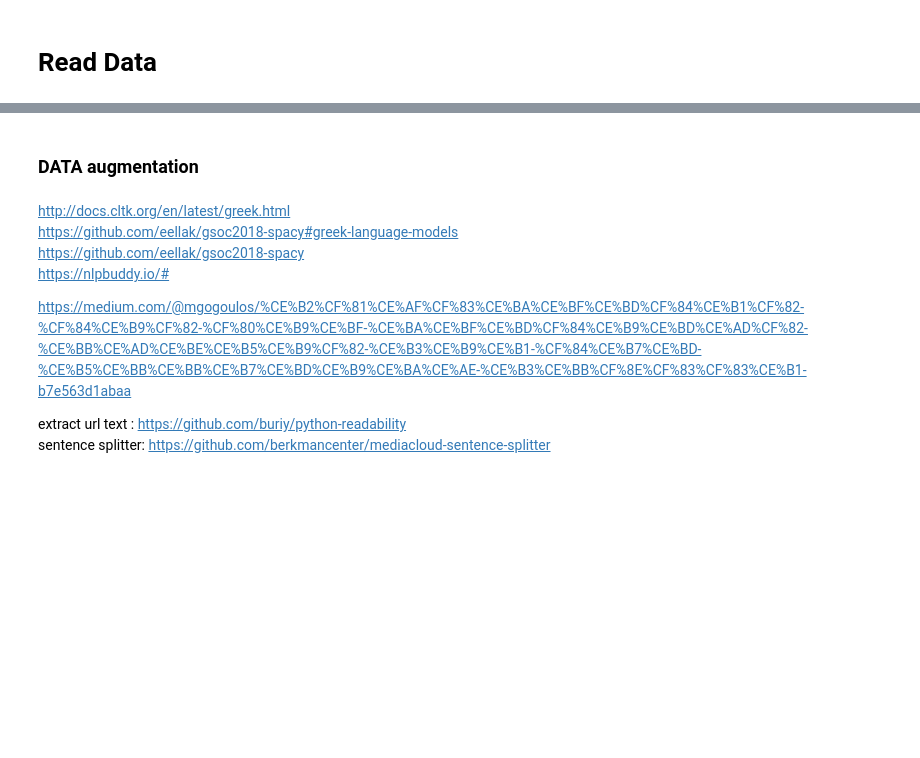
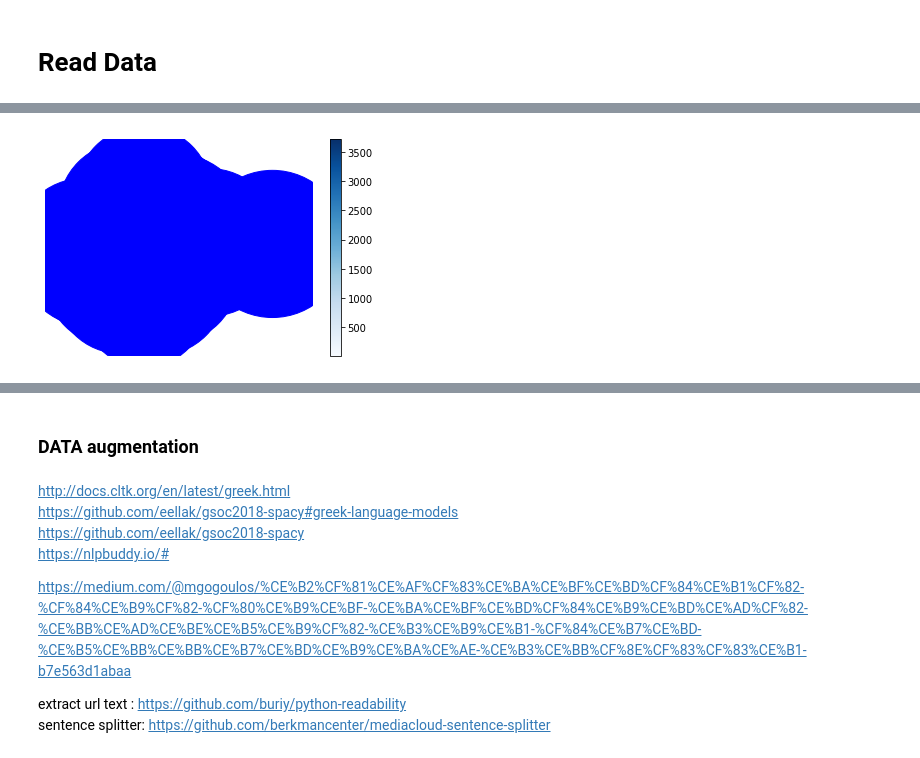
Before and after one commit to GeorgiaSarri/DS_Challenge, a Jupyter notebook: Project.ipynb, the cells around one changed output, grey strips where cells are left out. Drawn from its saved outputs; the diff is of its cells as text; code cells hidden in the pictures; blank space fills up the shorter version.

```diff
--- a/Project.ipynb
+++ b/Project.ipynb
@@ -153,0 +242,31 @@ X_test shape: (200, 7462)
+# %%
+from __future__ import division
+import matplotlib as mpl
+import matplotlib.pyplot as plt
+import networkx as nx
+
+#G = nx.generators.directed.random_k_out_graph(10, 3, 0.5)
+pos = nx.layout.spring_layout(G)
+
+node_sizes = [3 + 10 * i for i in range(len(G))]
+M = G.number_of_edges()
+edge_colors = range(2, M + 2)
+edge_alphas = [(5 + i) / (M + 4) for i in range(M)]
+
+nodes = nx.draw_networkx_nodes(G, pos, node_size=node_sizes, node_color='blue')
+edges = nx.draw_networkx_edges(G, pos, node_size=node_sizes, arrowstyle='->',
+                               arrowsize=10, edge_color=edge_colors,
+                               edge_cmap=plt.cm.Blues, width=2)
+# set alpha value for each edge
+for i in range(M):
+    edges[i].set_alpha(edge_alphas[i])
+
+pc = mpl.collections.PatchCollection(edges, cmap=plt.cm.Blues)
+pc.set_array(edge_colors)
+plt.colorbar(pc)
+
+ax = plt.gca()
+ax.set_axis_off()
+plt.show()
+# %% [output]
+[figure, added]
```
Also changed, not shown: parts of 15 cells of this notebook.
